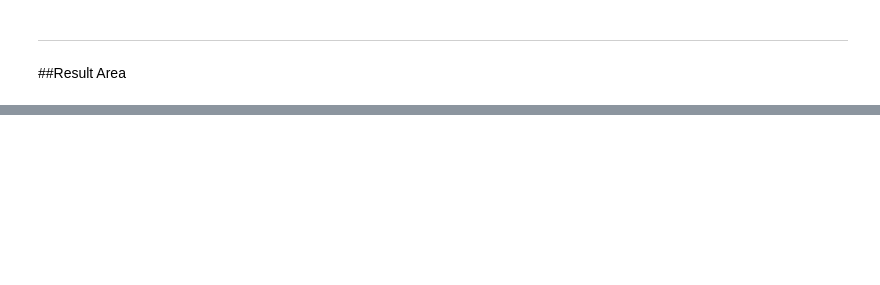
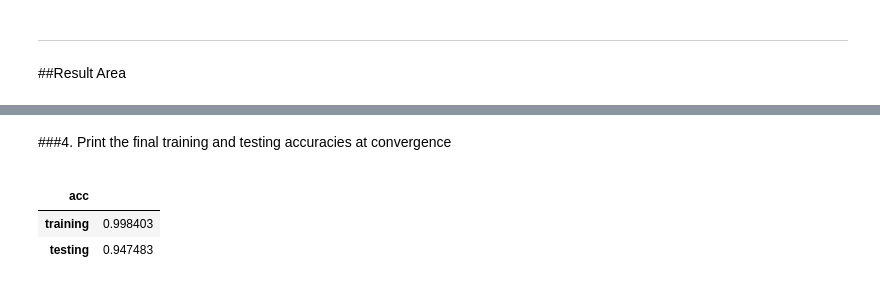
Before and after one commit to borybory/MachineLearningProject, a Jupyter notebook: 10/assignment_10.ipynb, the cells around one changed output, grey strips where cells are left out. Saved outputs shown, nothing was run; the diff lists cells and outputs as text; code cells hidden in the pictures; blank space fills up the shorter version.

```diff
--- a/10/assignment_10.ipynb
+++ b/10/assignment_10.ipynb
@@ -191,0 +205,9 @@ pd.DataFrame(con_acc, columns=col, index=ind_acc)
+# %% [markdown]
+###4. Print the final training and testing accuracies at convergence
+# %%
+tot_acc
+# %% [output]
+|  |  |
+| acc |  |
+| training | 0.998403 |
+| testing | 0.947483 |
```
Also changed, not shown: parts of 18 cells of this notebook.
